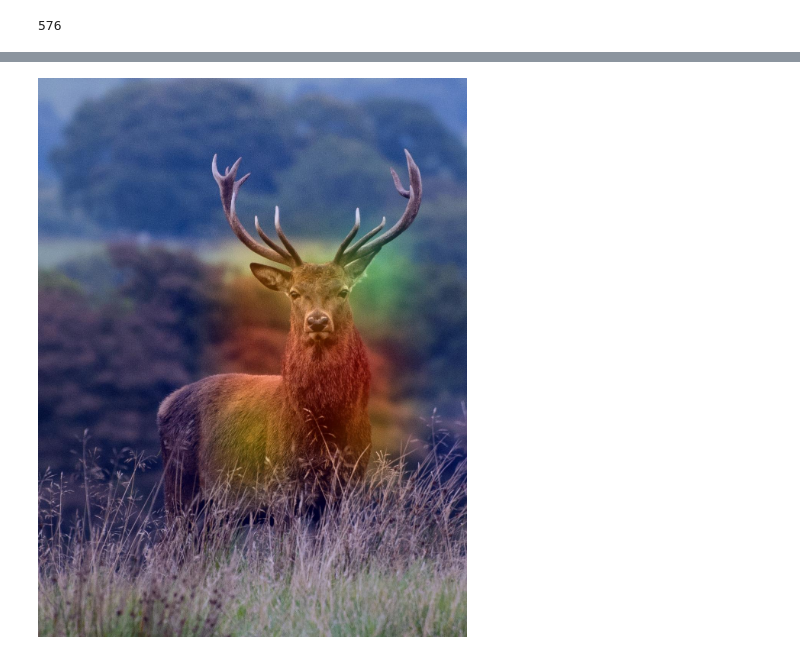
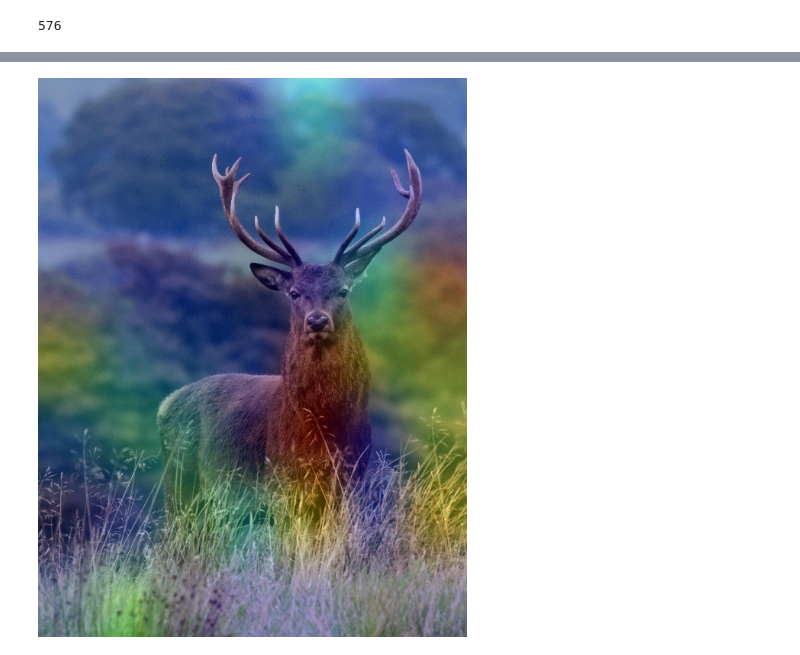
Before and after one commit to eatrabyo/dads_7202_cnn_homework, a Jupyter notebook: resnet.ipynb, the cells around one changed output, grey strips where cells are left out. Saved outputs shown, nothing was run; the diff lists cells and outputs as text; code cells hidden in the pictures.

```diff
--- a/resnet.ipynb
+++ b/resnet.ipynb
@@ -312,0 +449,5 @@ print(f'{model.metrics_names}: {test_result}')
+# %%
+model_path = "resnet_callback/bestmodel_epoch07_valloss0.47.h5"
+loaded_model = tf.keras.models.load_model(model_path)
+results = loaded_model.evaluate(test_ds)
+print(f'{loaded_model.metrics_names}: {results}')
@@ -353,9 +492,8 @@ save_and_display_gradcam(grad_cam_img_path, heatmap)
 # %%
-
 grad_cam_img_path = 'dataset/test/deer/red_deer_00044.jpg'
 img = get_img_array(grad_cam_img_path,size=(224,224))
-heatmap = make_gradcam_heatmap(img, base_model, last_conv_layer_name)
+heatmap = make_gradcam_heatmap(img, loaded_model, last_conv_layer_name)
 
 save_and_display_gradcam(grad_cam_img_path, heatmap)
 # %% [output]
-[figure, old version]
+[figure, new version]
```
Also changed, not shown: parts of 34 cells of this notebook, 2 other files.
